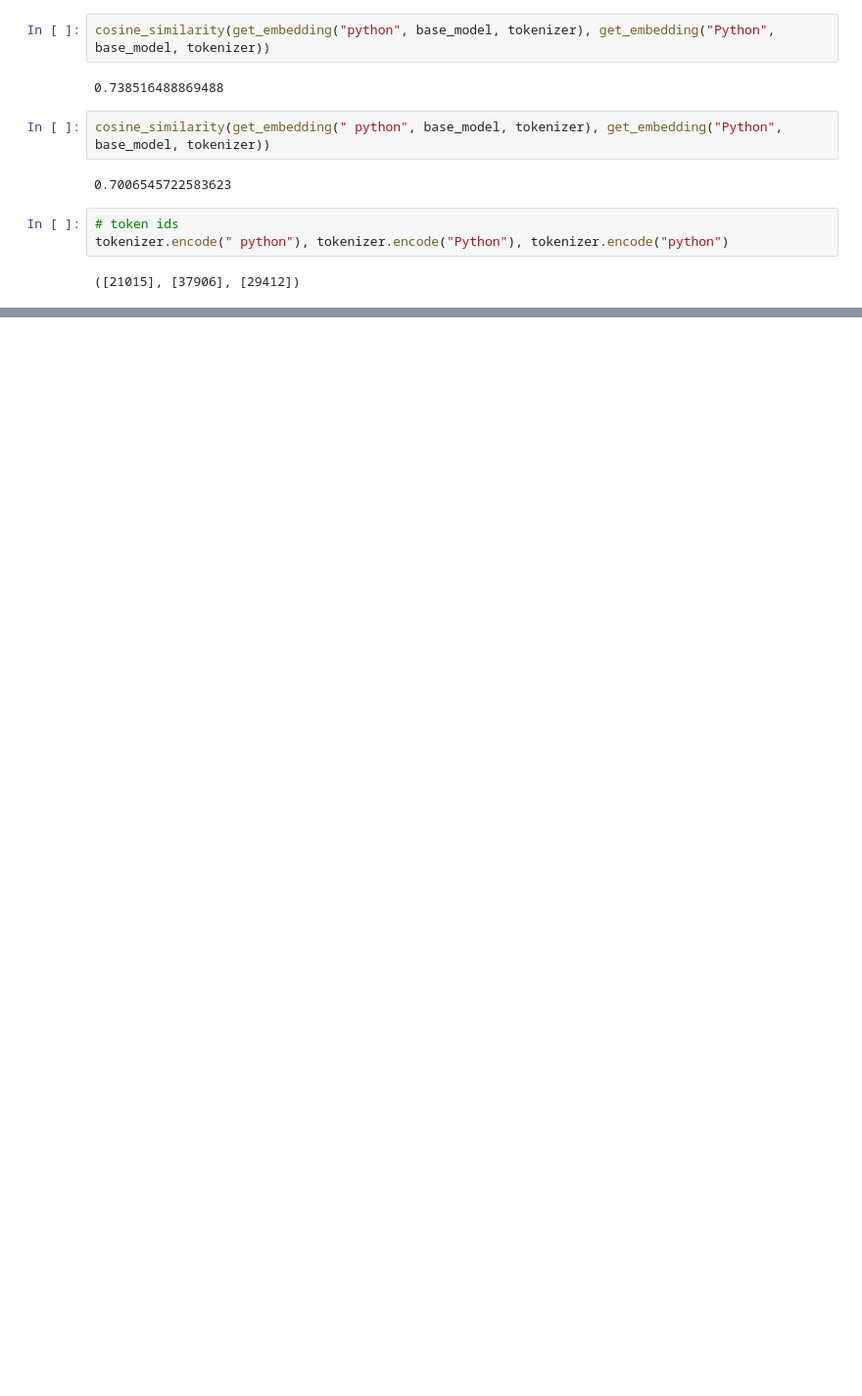
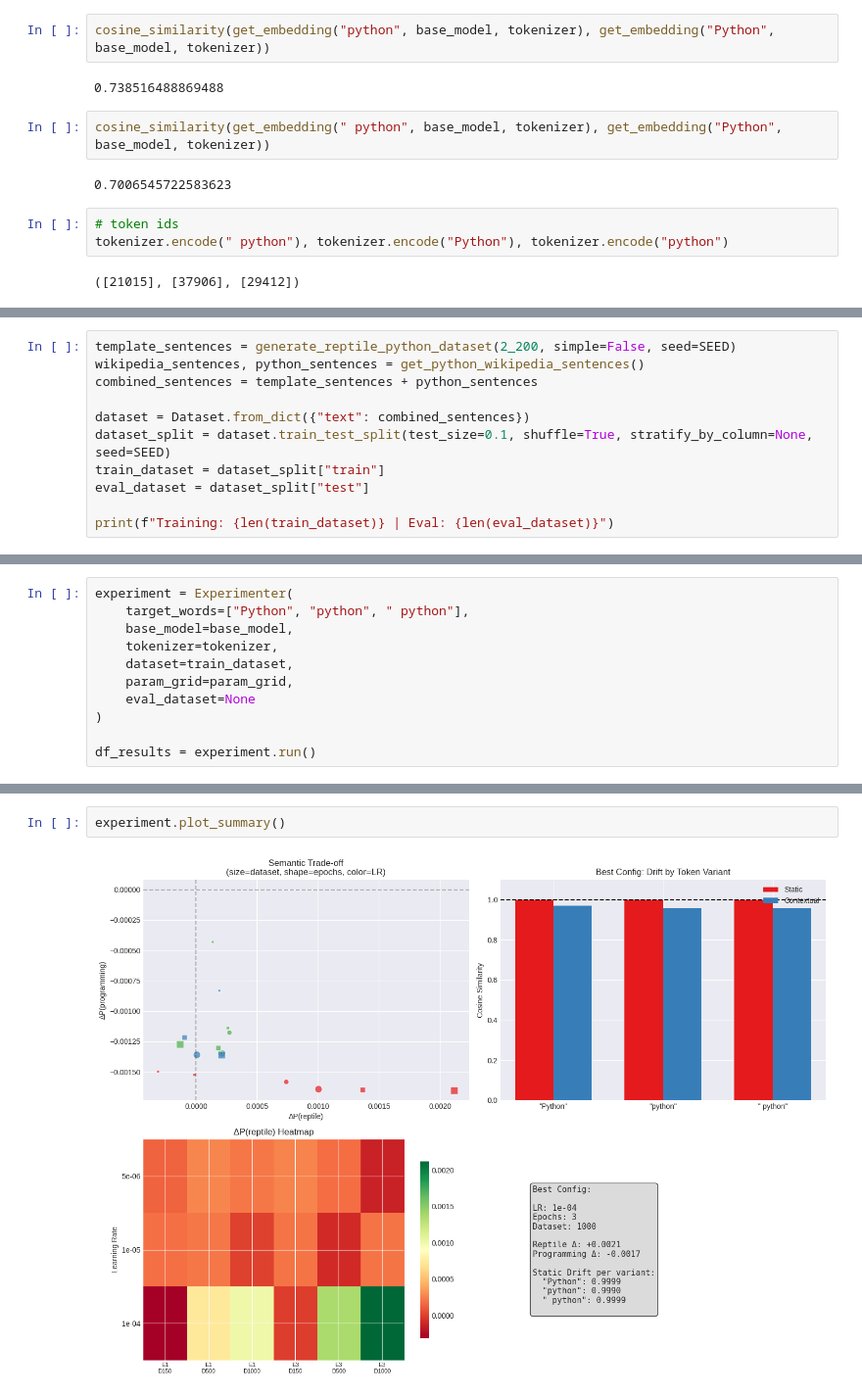
Before and after one commit to MarkusStefan/Semantic-Embedding-Evolution, a Jupyter notebook: notebooks/exp1.ipynb, the cells around one changed output, grey strips where cells are left out. Shown at 98% size. Saved outputs shown, nothing was run; the diff lists cells and outputs as text; blank space fills up the shorter version.

```diff
--- a/notebooks/exp1.ipynb
+++ b/notebooks/exp1.ipynb
@@ -1860,0 +1760,11 @@ Sentence: Nothing beats a steaming bowl of Python on a cold winter morning.
+# %%
+template_sentences = generate_reptile_python_dataset(2_200, simple=False, seed=SEED)
+wikipedia_sentences, python_sentences = get_python_wikipedia_sentences()
+combined_sentences = template_sentences + python_sentences
+
+dataset = Dataset.from_dict({"text": combined_sentences})
+dataset_split = dataset.train_test_split(test_size=0.1, shuffle=True, stratify_by_column=None, seed=SEED)
+train_dataset = dataset_split["train"]
+eval_dataset = dataset_split["test"]
+
+print(f"Training: {len(train_dataset)} | Eval: {len(eval_dataset)}")
@@ -1860,0 +1774,11 @@ Sentence: Nothing beats a steaming bowl of Python on a cold winter morning.
+# %%
+experiment = Experimenter(
+    target_words=["Python", "python", " python"],
+    base_model=base_model,
+    tokenizer=tokenizer,
+    dataset=train_dataset,
+    param_grid=param_grid,
+    eval_dataset=None
+)
+
+df_results = experiment.run()
@@ -1860,0 +1872,4 @@ Sentence: Nothing beats a steaming bowl of Python on a cold winter morning.
+# %%
+experiment.plot_summary()
+# %% [output]
+[figure, added]
```
Also changed, not shown: parts of 15 cells of this notebook.
